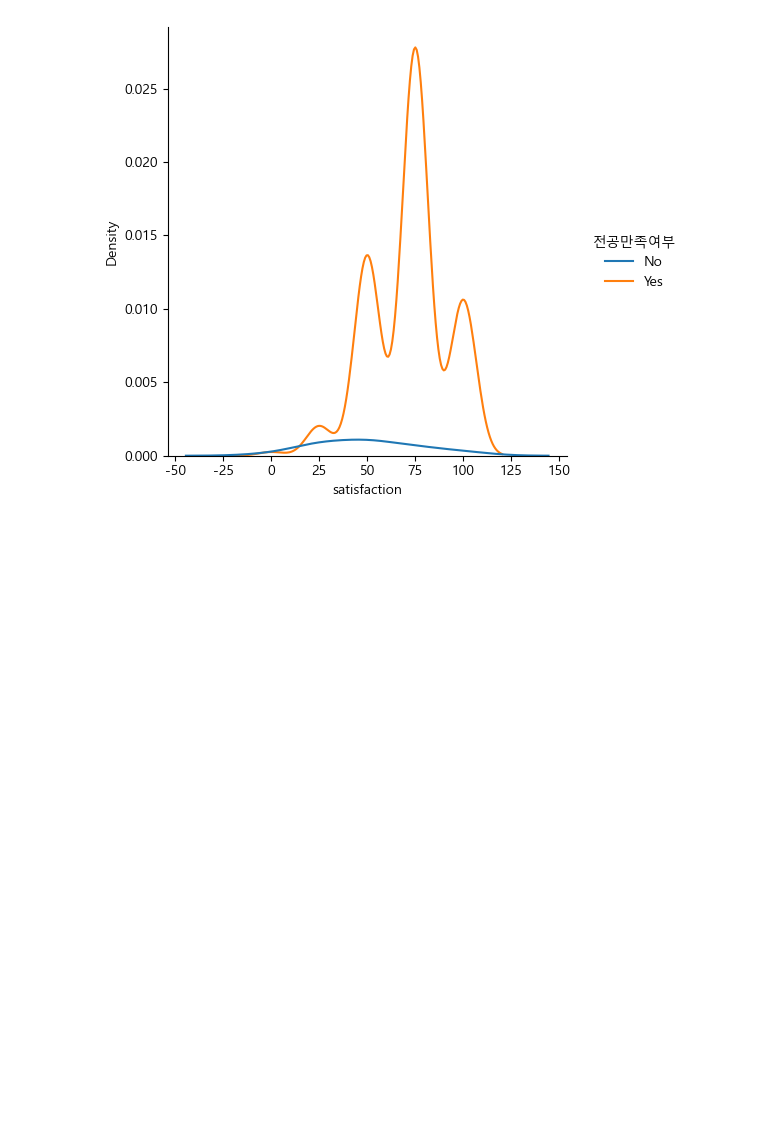
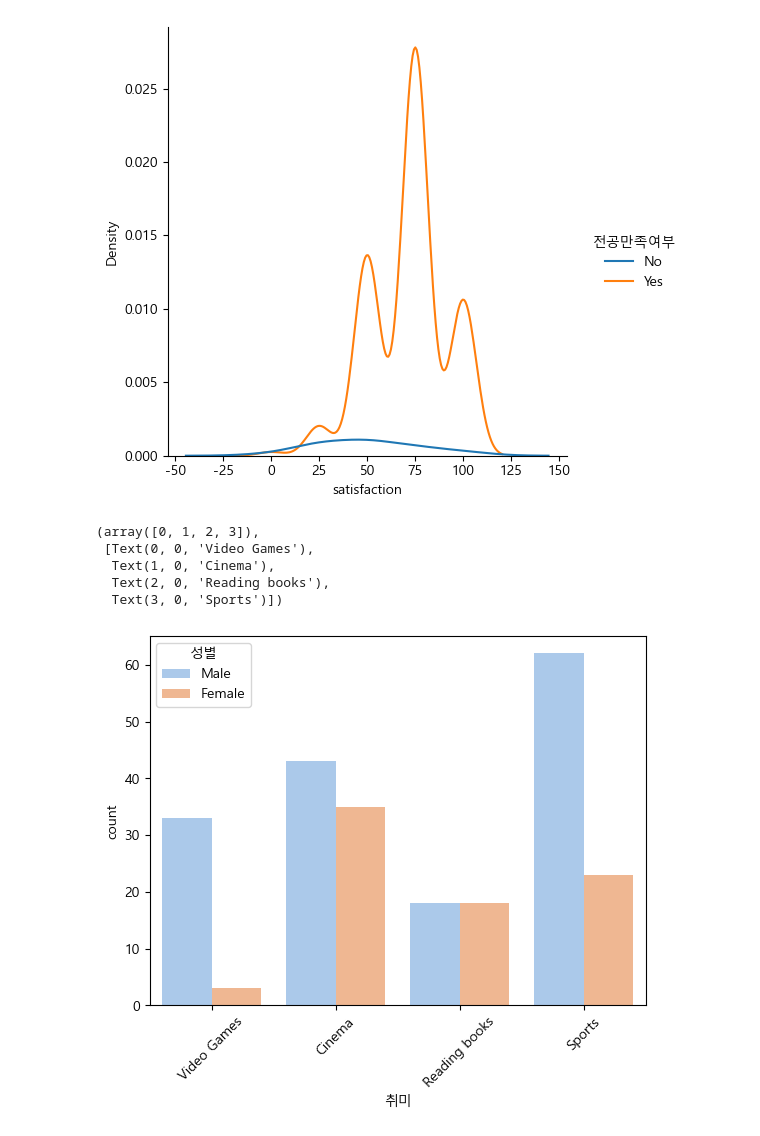
Before and after one commit to minseok06/python, a Jupyter notebook: 23강.ipynb, the cells around one changed output. Saved outputs shown, nothing was run; the diff lists cells and outputs as text; code cells hidden in the pictures; blank space fills up the shorter version.

```diff
--- a/23강.ipynb
+++ b/23강.ipynb
@@ -38,3 +38,14 @@ sns.displot(data=df, kind='kde', x='satisfaction', hue='전공만족여부')
 # %% [output]
 <seaborn.axisgrid.FacetGrid at 0x...>
 [figure]
+# %%
+sns.set_palette("pastel")
+sns.countplot(data=df, x='취미', hue='성별')
+plt.xticks(rotation=45)
+# %% [output]
+(array([0, 1, 2, 3]),
+ [Text(0, 0, 'Video Games'),
+  Text(1, 0, 'Cinema'),
+  Text(2, 0, 'Reading books'),
+  Text(3, 0, 'Sports')])
+[figure, added]
```
Also changed, not shown: parts of 2 cells of this notebook.
